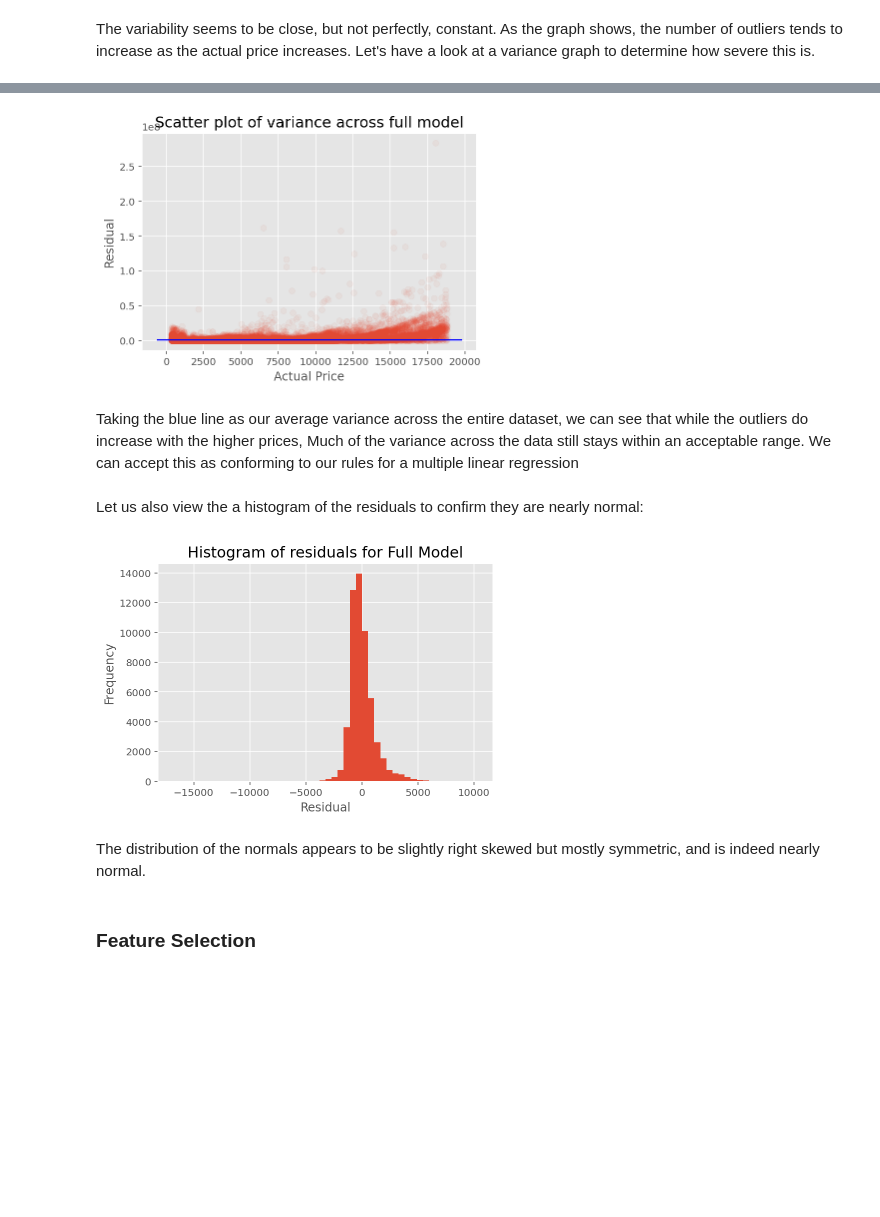
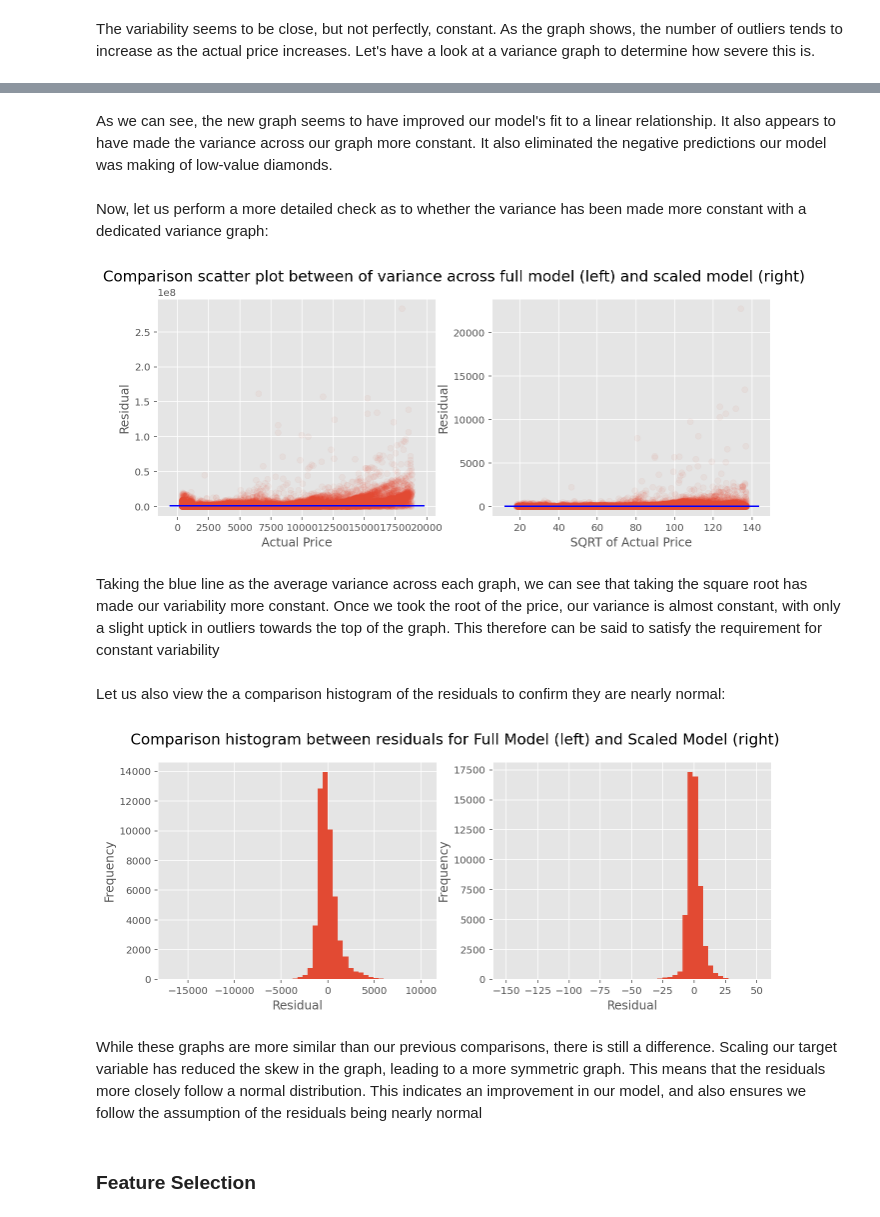
Before and after one commit to billytheme/computing-maths-group-32, a Jupyter notebook: Phase_2_Report.ipynb, the cells around one changed output, grey strips where cells are left out. Saved outputs shown, nothing was run; the diff lists cells and outputs as text; code cells hidden in the pictures; blank space fills up the shorter version.

Commit message:
Add scaling to model

```diff
--- a/Phase_2_Report.ipynb
+++ b/Phase_2_Report.ipynb
@@ -183,0 +235,22 @@ The variability seems to be close, but not perfectly, constant. As the graph sho
+# %%
+def plot_line(axis, slope, intercept, **kargs):
+    xmin, xmax = axis.get_xlim()
+    axis.plot([xmin, xmax], [xmin*slope+intercept, xmax*slope+intercept], **kargs)
+
+# Show two graphs at once
+fig, axs = plt.subplots(1, 2, figsize=[11, 4])
+
+# Creating scatter plot for scaled model
+axs[1].scatter(residuals_full_model_scaled['actual'], residuals_full_model_scaled['predicted'], alpha=0.01);
+plot_line(axis=axs[1], slope=1, intercept=0, c="red");
+axs[1].set_xlabel('SQRT of Actual Price');
+axs[1].set_ylabel('SQRT of Predicted Price');
+
+# Creating scatter plot for unscaled model
+axs[0].scatter(residuals_full_model['actual'], residuals_full_model['predicted'], alpha=0.01);
+plot_line(axis=axs[0], slope=1, intercept=0, c="red");
+axs[0].set_xlabel('Actual Price');
+axs[0].set_ylabel('Predicted Price');
+
+fig.suptitle('Comparison of actual vs. predicted price between unscaled model (left) and scaled model (right)', fontsize=15);
+plt.show();
@@ -184,31 +259,52 @@ The variability seems to be close, but not perfectly, constant. As the graph sho
+# %% [markdown]
+As we can see, the new graph seems to have improved our model's fit to a linear relationship. It also appears to have made the variance across our graph more constant. It also eliminated the negative predictions our model was making of low-value diamonds.
+# %% [markdown]
+Now, let us perform a more detailed check as to whether the variance has been made more constant with a dedicated variance graph:
 # %%
 def plot_line(axis, slope, intercept, **kargs):
     xmin, xmax = axis.get_xlim()
-    plt.plot([xmin, xmax], [xmin*slope+intercept, xmax*slope+intercept], **kargs)
+    axis.plot([xmin, xmax], [xmin*slope+intercept, xmax*slope+intercept], **kargs)
+
+# Show two graphs at once
+fig, axs = plt.subplots(1, 2, figsize=[11, 4])
 
 # Creating scatter plot
-plt.scatter(residuals_full_model['actual'], residuals_full_model['residual']**2, alpha=0.05);
-plot_line(axis=plt.gca(), slope=0, intercept=np.average(residuals_full_model['residual']**2), c="blue");
-plt.xlabel('Actual Price');
-plt.ylabel('Residual');
-plt.title('Scatter plot of variance across full model', fontsize=15);
+axs[0].scatter(residuals_full_model['actual'], residuals_full_model['residual']**2, alpha=0.05);
+plot_line(axis=axs[0], slope=0, intercept=np.average(residuals_full_model['residual']**2), c="blue");
+axs[0].set_xlabel('Actual Price');
+axs[0].set_ylabel('Residual');
+
+axs[1].scatter(residuals_full_model_scaled['actual'], residuals_full_model_scaled['residual']**2, alpha=0.05);
+plot_line(axis=axs[1], slope=0, intercept=np.average(residuals_full_model_scaled['residual']**2), c="blue");
+axs[1].set_xlabel('SQRT of Actual Price');
+axs[1].set_ylabel('Residual');
+
+fig.suptitle('Comparison scatter plot between of variance across full model (left) and scaled model (right)', fontsize=15);
 plt.show();
 # %% [output]
-[figure, old version]
+[figure, new version]
 # %% [markdown]
-Taking the blue line as our average variance across the entire dataset, we can see that while the outliers do increase with the higher prices, Much of the variance across the data still stays within an acceptable range. We can accept this as conforming to our rules for a multiple linear regression
+Taking the blue line as the average variance across each graph, we can see that taking the square root has made our variability more constant. Once we took the root of the price, our variance is almost constant, with only a slight uptick in outliers towards the top of the graph. This therefore can be said to satisfy the requirement for constant variability
 # %% [markdown]
-Let us also view the a histogram of the residuals to confirm they are nearly normal:
+Let us also view the a comparison histogram of the residuals to confirm they are nearly normal:
 # %%
-plt.hist(residuals_full_model['residual'], bins = 50);
-plt.xlabel('Residual');
-plt.ylabel('Frequency');
-plt.title('Histogram of residuals for Full Model', fontsize=15);
+# Show two graphs at once
+fig, axs = plt.subplots(1, 2, figsize=[11, 4])
+
+axs[0].hist(residuals_full_model['residual'], bins = 50);
+axs[0].set_xlabel('Residual');
+axs[0].set_ylabel('Frequency');
+
+axs[1].hist(residuals_full_model_scaled['residual'], bins = 50);
+axs[1].set_xlabel('Residual');
+axs[1].set_ylabel('Frequency');
+
+fig.suptitle('Comparison histogram between residuals for Full Model (left) and Scaled Model (right)', fontsize=15);
 plt.show();
 # %% [output]
-[figure, old version]
+[figure, new version]
 # %% [markdown]
-The distribution of the normals appears to be slightly right skewed but mostly symmetric, and is indeed nearly normal.
+While these graphs are more similar than our previous comparisons, there is still a difference. Scaling our target variable has reduced the skew in the graph, leading to a more symmetric graph. This means that the residuals more closely follow a normal distribution. This indicates an improvement in our model, and also ensures we follow the assumption of the residuals being nearly normal
 # %% [markdown]
 ### Feature Selection
 # %% [markdown]
```
Also changed, not shown: parts of 18 cells of this notebook.
